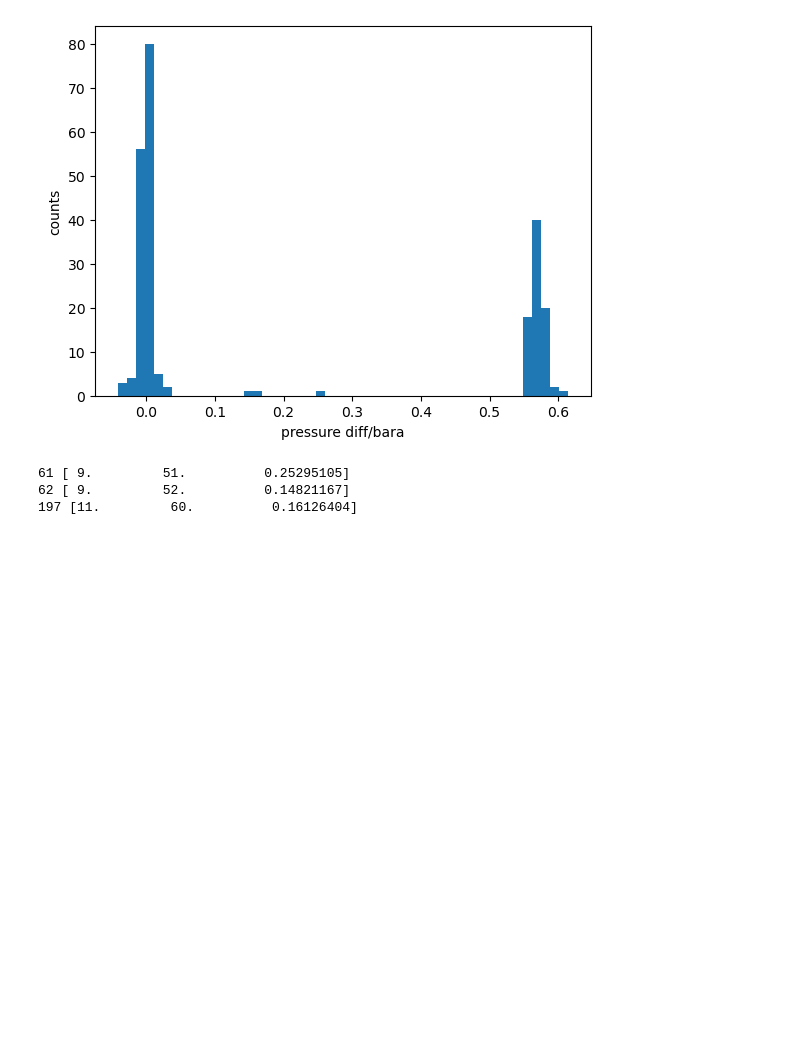
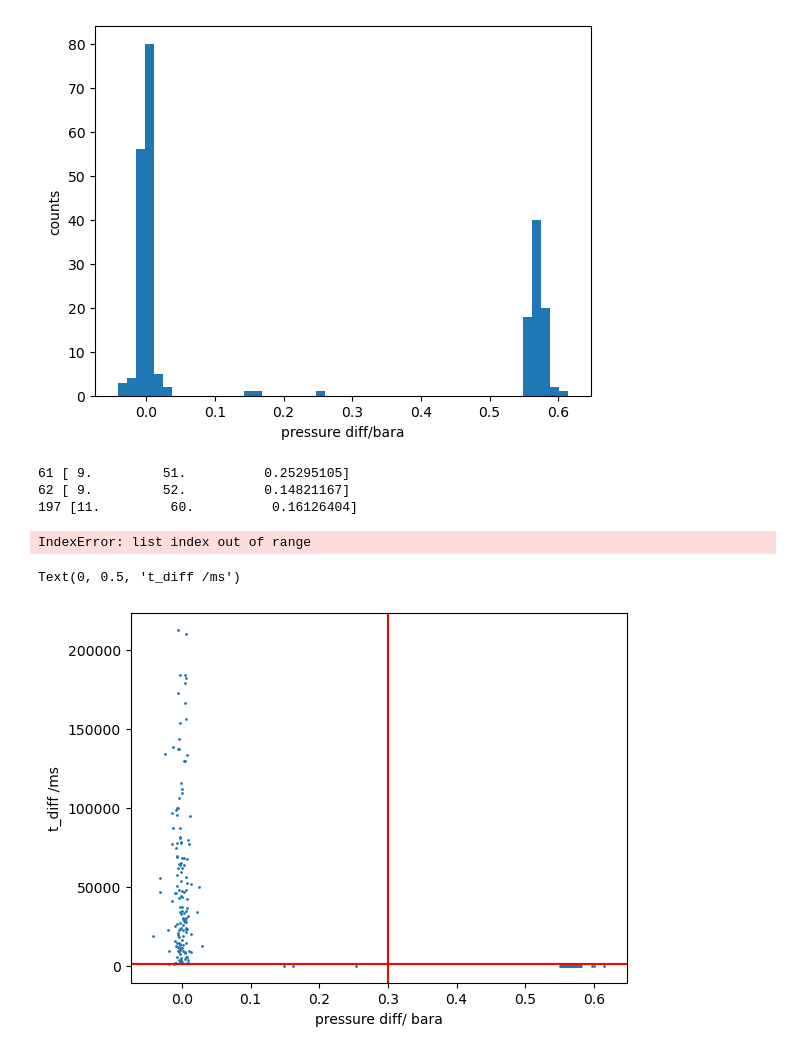
Before and after one commit to SBC-Collaboration/LAr10Ana, a Jupyter notebook: nb/rzhang/pressure_mask_loop.ipynb, the cells around one changed output. Drawn from its saved outputs; the diff is of its cells as text; code cells hidden in the pictures; blank space fills up the shorter version.

```diff
--- a/nb/rzhang/pressure_mask_loop.ipynb
+++ b/nb/rzhang/pressure_mask_loop.ipynb
@@ -10,7 +10,10 @@ importlib.reload(Expansion_autocheck)
 # tar -xvf
 test_path = f"/exp/e961/app/users/runze/data/20251211_6/"
 save_path = test_path+f"pressure_diff_1211.txt"
+save_path_pkl = test_path+f"expansion_diff_1211.pkl"
+print("ready")
 # Expansion_autocheck.single_expansion_data_run(f"/exp/e961/app/users/runze/data/20251211_9",1)
+# Expansion_autocheck.single_expansion_slowdaq_check_run(f"/exp/e961/app/users/runze/data/20251211_9",1)
 # %% [output]
 5 0 new looop /exp/e961/app/users/runze/data/20251120_5/
 5 1 new looop /exp/e961/app/users/runze/data/20251120_5/
@@ -32,22 +35,28 @@ save_path = test_path+f"pressure_diff_1211.txt"
 # %%
 parameter_list = []
+parameter_daq_list = []
 # get 1211_6,7,9,10
 for i in range(5,13,1):
+# for i in range(5,10,1):
     try:
         base_path = f"/exp/e961/app/users/runze/data/20251211_{i}/"
         # base_path = f"/exp/e961/app/users/runze/data/20251121_{i}/"
         for j in range(0,99,1):
             try:
                 print(i,j, "new looop", base_path)
-                paras = Expansion_autocheck.single_expansion_data_run(base_path,j)
-                print("output", j, paras)
-                parameter_list.append((i,j,paras))
+                paras_acoustic = Expansion_autocheck.single_expansion_data_run(base_path,j)
+                paras_daq = Expansion_autocheck.single_expansion_slowdaq_check_run(base_path,j)
+                print("output", j, paras_acoustic,paras_daq)
+                print("output", j, paras_daq)
+                parameter_list.append((i,j,paras_acoustic))
+                parameter_daq_list.append((i,j,paras_daq))
             except Exception as e:
+
                 print(e)
                 continue
     except:
         continue
-print(parameter_list)
+# print(parameter_list)
 # %% [output]
 5 0 new looop /exp/e961/app/users/runze/data/20251211_5/
 Input rundirectory (/exp/e961/app/users/runze/data/20251211_5/) must either be a directory or a tar file (.tar)
@@ -150,3 +144,35 @@ for i in range(len(parameter_list)):
 61 [ 9.         51.          0.25295105]
 62 [ 9.         52.          0.14821167]
 197 [11.         60.          0.16126404]
+# %%
+import pickle # slowdaq write
+parameter_daq_list =[]
+with open(save_path_pkl, "wb") as f:
+    pickle.dump(parameter_daq_list,f)
+# %%
+import numpy as np
+import matplotlib.pyplot as plt #rejection
+with open(save_path_pkl, "rb") as f:
+    loaded_data = pickle.load(f)
+# print(loaded_data)
+print(loaded_data[0][2][1])
+fig, axes = plt.subplots()
+time_diff = []
+for i in range(len(loaded_data)):
+    time_diff.append(loaded_data[i][2][1])
+# print(time_diff)
+axes.hist(time_diff, bins=500)
+axes.set_xlabel("t_diff ms")
+axes.set_ylabel("counts")
+axes.set_xlim(0,2000)
+# %% [output]
+IndexError: list index out of range
+# %%
+plt.scatter(parameter_list[:,2],time_diff,s=1)
+plt.axvline(0.3, color ="red")
+plt.axhline(1000, color ="red")
+plt.xlabel("pressure diff/ bara")
+plt.ylabel("t_diff /ms")
+# %% [output]
+Text(0, 0.5, 't_diff /ms')
+[figure, added]
```
Also changed, not shown: parts of 7 cells of this notebook, 10 other files.
